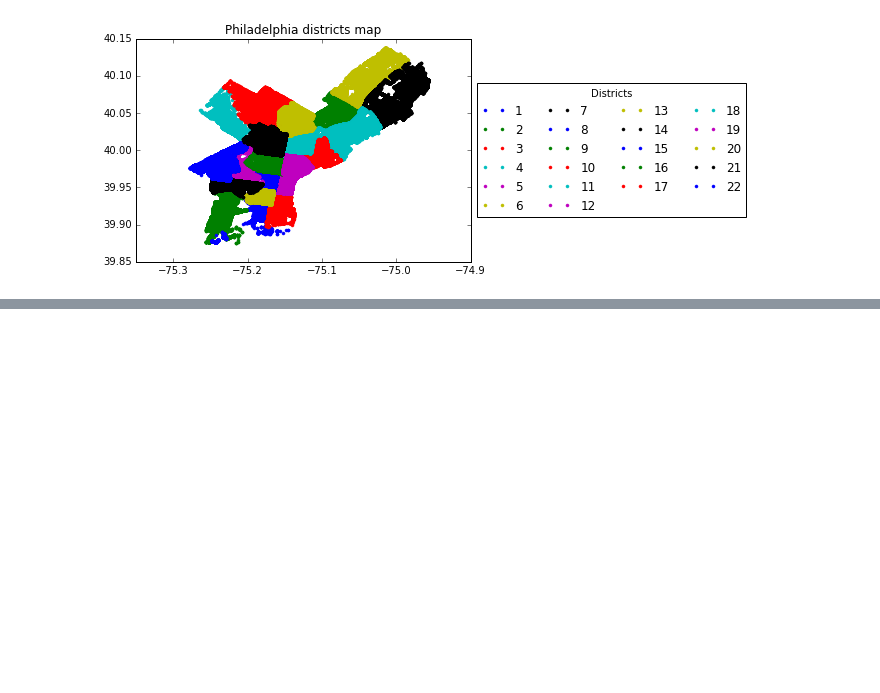
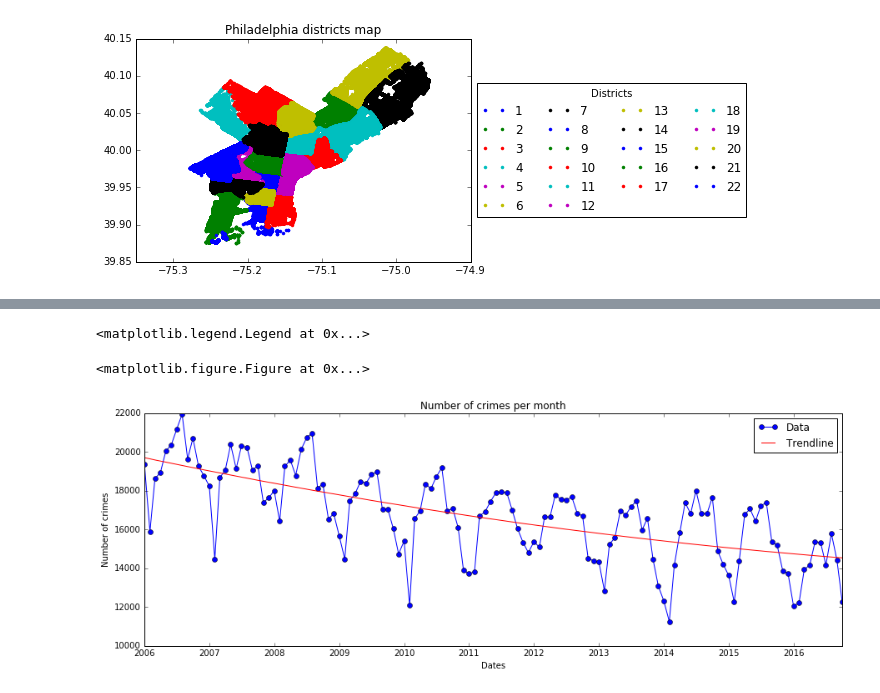
Before and after one commit to Cedric-De-Cesare/DataSciencePython, a Jupyter notebook: Philadelphia Crime Data.ipynb, the cells around one changed output, grey strips where cells are left out. Cells and saved outputs as stored; diff of their text form; code cells hidden in the pictures; blank space fills up the shorter version.

```diff
--- a/Philadelphia Crime Data.ipynb
+++ b/Philadelphia Crime Data.ipynb
@@ -72,0 +105,22 @@ plt.title('Philadelphia districts map')
+# %%
+# Calculate the trendline
+order = 2
+x = xrange(len(df.Month.unique()))
+y = counts_per_month_df['count']
+
+coeffs = np.polyfit(x, y, order) # fit oreder 2 polynomial
+trend_fit_func = np.poly1d(coeffs)
+# %%
+# Display number of crimes per month
+plt.clf()
+fig, ax = plt.subplots(figsize=(15,5))
+plt.plot_date(np.sort(df.Month.unique()), y, '-o', label='Data')
+plt.plot_date(np.sort(df.Month.unique()), trend_fit_func(x), 'r-', label='Trendline')
+plt.ylabel('Number of crimes')
+plt.xlabel('Dates')
+plt.title('Number of crimes per month')
+plt.legend()
+# %% [output]
+<matplotlib.legend.Legend at 0x...>
+<matplotlib.figure.Figure at 0x...>
+[figure, added]
```
Also changed, not shown: parts of 6 cells of this notebook.
